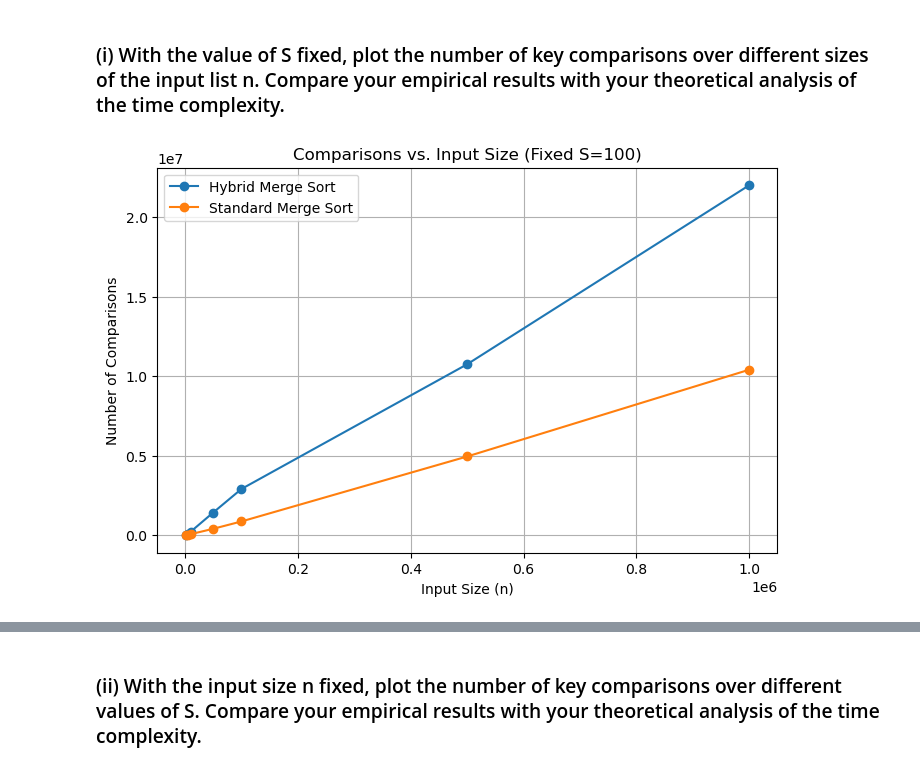
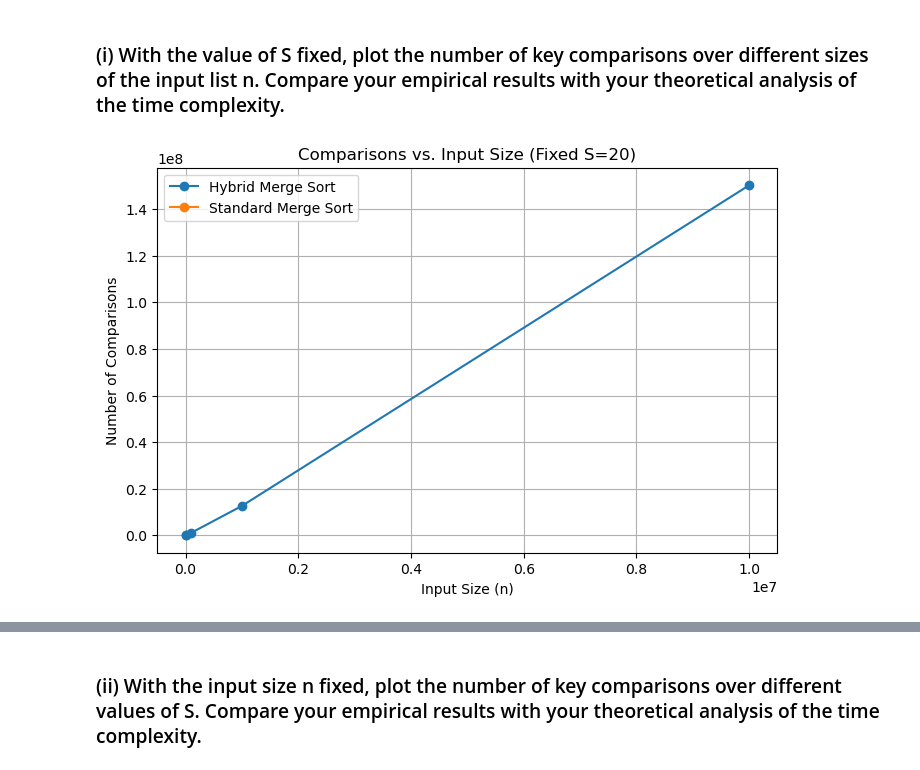
Before and after one commit to xubin0/SC2001-Projects, a Jupyter notebook: Project_1/Python_Implementation_and_Visualisation.ipynb, the cells around one changed output, grey strips where cells are left out. Drawn from its saved outputs; the diff is of its cells as text; code cells hidden in the pictures.

```diff
--- a/Project_1/Python_Implementation_and_Visualisation.ipynb
+++ b/Project_1/Python_Implementation_and_Visualisation.ipynb
@@ -27,14 +28,19 @@ comparison_count = 0
 # Insertion sort implementation
 def insertion_sort(arr, left, right):
     global comparison_count
+    start_time = time.time()
     for i in range(left + 1, right + 1):
         key = arr[i]
         j = i - 1
-        while j >= left and arr[j] > key:
-            comparison_count += 1
+        # Use a loop that always counts the comparison
+        while True:
+            comparison_count += 1  # Count the comparison that follows
+            if j < left or arr[j] <= key:
+                break
             arr[j + 1] = arr[j]
             j -= 1
         arr[j + 1] = key
+    return time.time() - start_time
 
 # Helper function for mergesort and the hybrid approach
 def merge(arr, left, mid, right):
@@ -46,7 +52,7 @@ def merge(arr, left, mid, right):
     k = left
 
     while i < len(L) and j < len(R):
-        comparison_count += 1  # Count comparison
+        comparison_count += 1
         if L[i] <= R[j]:
             arr[k] = L[i]
             i += 1
@@ -67,24 +73,28 @@ def merge(arr, left, mid, right):
 
 # Normal mergesort implementation
 def standard_merge_sort(arr, left, right):
+    start_time = time.time()
     global comparison_count
     if left < right:
         mid = (left + right) // 2
         standard_merge_sort(arr, left, mid)
         standard_merge_sort(arr, mid + 1, right)
         merge(arr, left, mid, right)
+    return time.time()-start_time
 
 
 # Hyrbid mergesort implementation
 def hybrid_merge_sort(arr, left, right, S):
+    start_time = time.time()
     if left < right:
-        if (right - left + 1) <= S:
+        if (right-left + 1) <= S:
             insertion_sort(arr, left, right)
         else:
             mid = (left + right) // 2
             hybrid_merge_sort(arr, left, mid, S)
             hybrid_merge_sort(arr, mid + 1, right, S)
             merge(arr, left, mid, right)
+    return time.time()-start_time
 # %% [markdown]
 ## (b) Generate input data:
 ### Generate arrays of increasing sizes, in a range from 1,000 to 10 million. For each of the sizes, generate a random dataset of integers in the range of [1, …, x], where x is the largest number you allow for your datasets.
@@ -101,3 +101,8 @@ comparison_data = {"n": [], "S": [], "comparisons": [], "algorithm": []}
+# %%
+# Experiment setup
+input_sizes = [int(1000*math.pow(10,i)) for i in range(5)]
+threshold_values = [i for i in range(1,21)]
+comparison_data = {"n": [], "S": [], "comparisons": [], "algorithm": [], "time_taken": []}
 # %% [markdown]
 ## (c) Analyze time complexity:
 ### Run your program of the hybrid algorithm on the datasets generated in Step (b). Record the number of key comparisons performed in each case.
@@ -119,40 +124,33 @@ In the average case, we assume that the chances of getting each number in the ar
 ### (i) With the value of S fixed, plot the number of key comparisons over different sizes of the input list n. Compare your empirical results with your theoretical analysis of the time complexity.
 # %%
 # Running and retrieving data
+
 for n in input_sizes:
-    arr = np.random.randint(1, max_value, n)
+    arr = np.random.randint(0, 10000000,n)
 
-    # Hybrid Merge Sort with S=100
+    # Hybrid Merge Sort with S=20
     comparison_count = 0
     arr_copy = arr.copy()
-    hybrid_merge_sort(arr_copy, 0, n - 1, S=100)
+    comparison_data["time_taken"].append(hybrid_merge_sort(arr_copy, 0, n-1, S=20))
     comparison_data["n"].append(n)
-    comparison_data["S"].append(100)
+    comparison_data["S"].append(20)
     comparison_data["comparisons"].append(comparison_count)
     comparison_data["algorithm"].append("Hybrid Merge Sort")
 
-    # Standard Merge Sort
-    comparison_count = 0
-    arr_copy = arr.copy()
-    standard_merge_sort(arr_copy, 0, n - 1)
-    comparison_data["n"].append(n)
-    comparison_data["S"].append(None)  # No S in standard merge sort
-    comparison_data["comparisons"].append(comparison_count)
-    comparison_data["algorithm"].append("Standard Merge Sort")
-
+# Save the data in a df for visualisation
 df = pd.DataFrame(comparison_data)
 # %%
 # Plot 1: Comparisons vs. Input Size (Fixed S)
 plt.figure(figsize=(8, 5))
-df_fixed_S = df[(df["S"] == 100) & (df["algorithm"] == "Hybrid Merge Sort")]
+df_fixed_S = df[(df["S"] == 20) & (df["algorithm"] == "Hybrid Merge Sort")]
 plt.plot(df_fixed_S["n"], df_fixed_S["comparisons"], marker='o', linestyle='-', label="Hybrid Merge Sort")
 df_standard = df[df["algorithm"] == "Standard Merge Sort"]
 plt.plot(df_standard["n"], df_standard["comparisons"], marker='o', linestyle='-', label="Standard Merge Sort")
 plt.xlabel("Input Size (n)")
 plt.ylabel("Number of Comparisons")
-plt.title("Comparisons vs. Input Size (Fixed S=100)")
+plt.title("Comparisons vs. Input Size (Fixed S=20)")
 plt.legend()
 plt.grid(True)
 plt.show()
 # %% [output]
-[figure, old version]
+[figure, new version]
```
Also changed, not shown: parts of 25 cells of this notebook.
